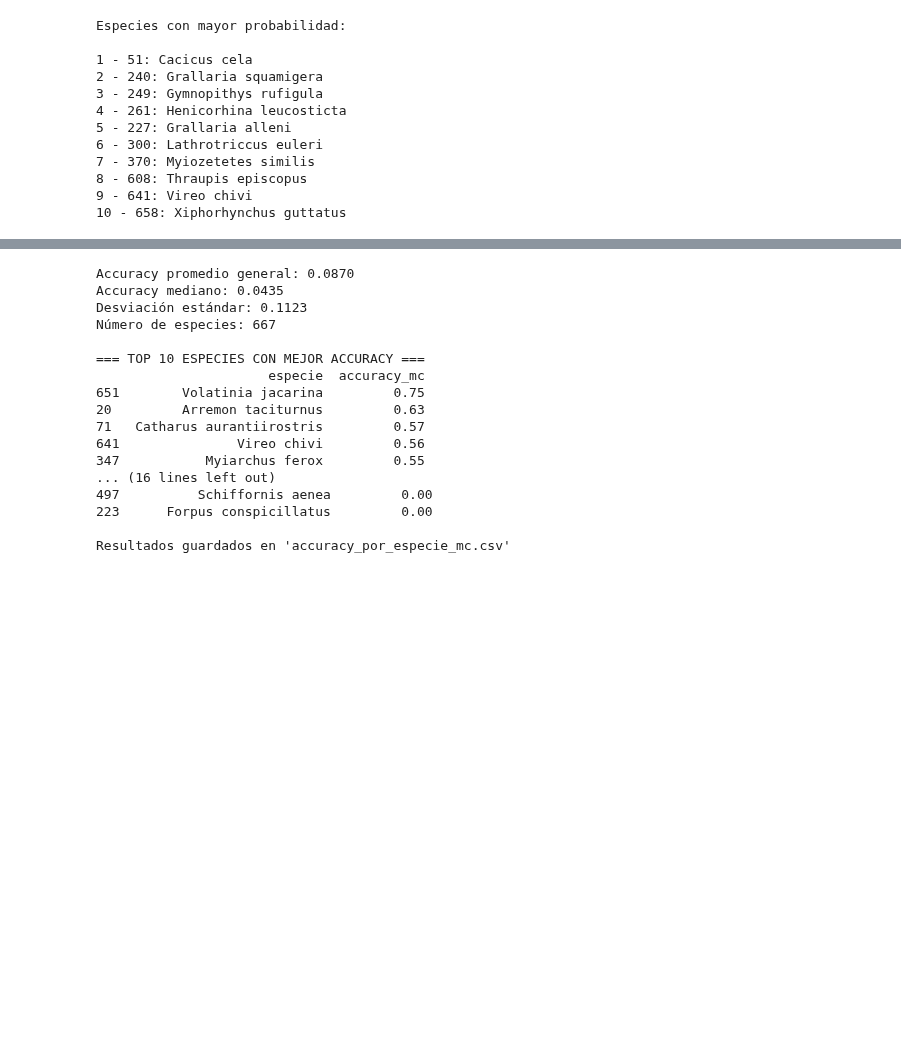
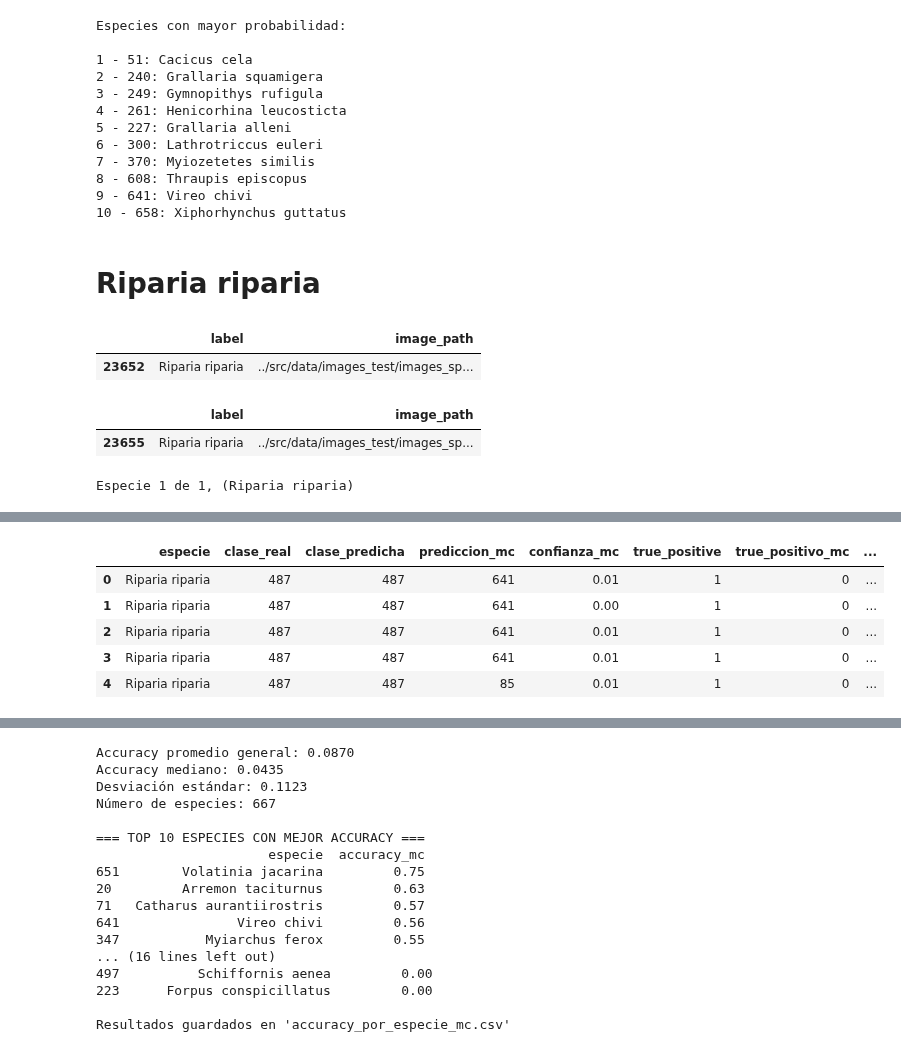
Before and after one commit to camiloacp/The-Evolutionary-Structure-of-Acoustic-Learnability-A-Deep-Learning-Approach-to-Neotropical-Birdsong, a Jupyter notebook: notebooks/11_Incertidumbres.ipynb, the cells around one changed output, grey strips where cells are left out. Saved outputs shown, nothing was run; the diff lists cells and outputs as text; code cells hidden in the pictures; blank space fills up the shorter version.

```diff
--- a/notebooks/11_Incertidumbres.ipynb
+++ b/notebooks/11_Incertidumbres.ipynb
@@ -470,3 +470,19 @@ Especies con mayor probabilidad:
 8 - 608: Thraupis episcopus
 9 - 641: Vireo chivi
 10 - 658: Xiphorhynchus guttatus
+# %% [markdown]
+# **Riparia riparia**
+# %%
+sp = data[data["label"] == "Riparia riparia"]
+muestra = sp[sp['image_path'].str.contains('123938_17.jpeg')]
+muestra
+# %% [output]
+|  | label | image_path |
+| 23652 | Riparia riparia | ../src/data/images_test/images_sp... |
+# %%
+sp = data[data["label"] == "Riparia riparia"]
+muestra = sp[sp['image_path'].str.contains('448123_18.jpeg')]
+muestra
+# %% [output]
+|  | label | image_path |
+| 23655 | Riparia riparia | ../src/data/images_test/images_sp... |
@@ -472,0 +491,5 @@ Especies con mayor probabilidad:
+# %%
+df_final, resultados = crear_dataframe_incertidumbre(data, muestra, model, preprocessor)
+df_final.head()
+# %% [output]
+Especie 1 de 1, (Riparia riparia)
@@ -472,0 +497,6 @@ Especies con mayor probabilidad:
+|  | especie | clase_real | clase_predicha | prediccion_mc | confianza_mc | true_positive | true_positivo_mc | ... |
+| 0 | Riparia riparia | 487 | 487 | 641 | 0.01 | 1 | 0 | ... |
+| 1 | Riparia riparia | 487 | 487 | 641 | 0.00 | 1 | 0 | ... |
+| 2 | Riparia riparia | 487 | 487 | 641 | 0.01 | 1 | 0 | ... |
+| 3 | Riparia riparia | 487 | 487 | 641 | 0.01 | 1 | 0 | ... |
+| 4 | Riparia riparia | 487 | 487 | 85 | 0.01 | 1 | 0 | ... |
```
Also changed, not shown: parts of 7 cells of this notebook.
